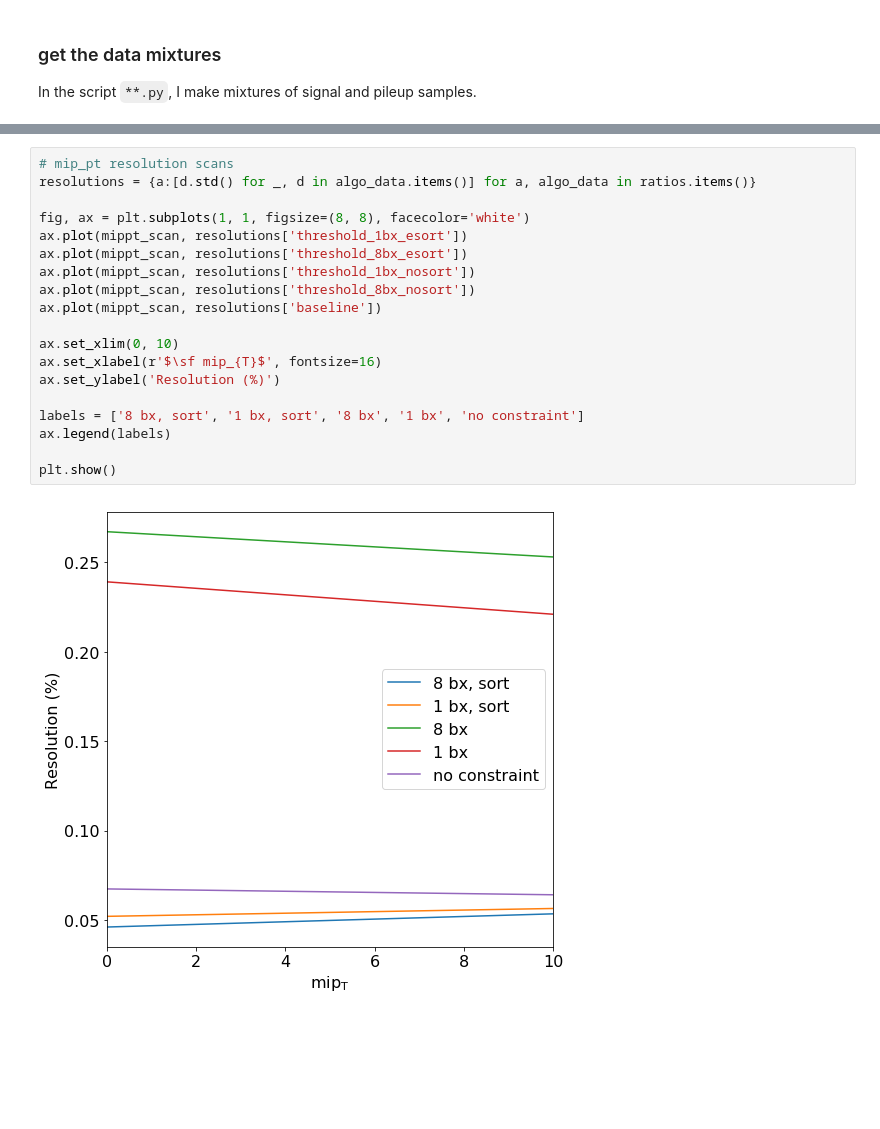
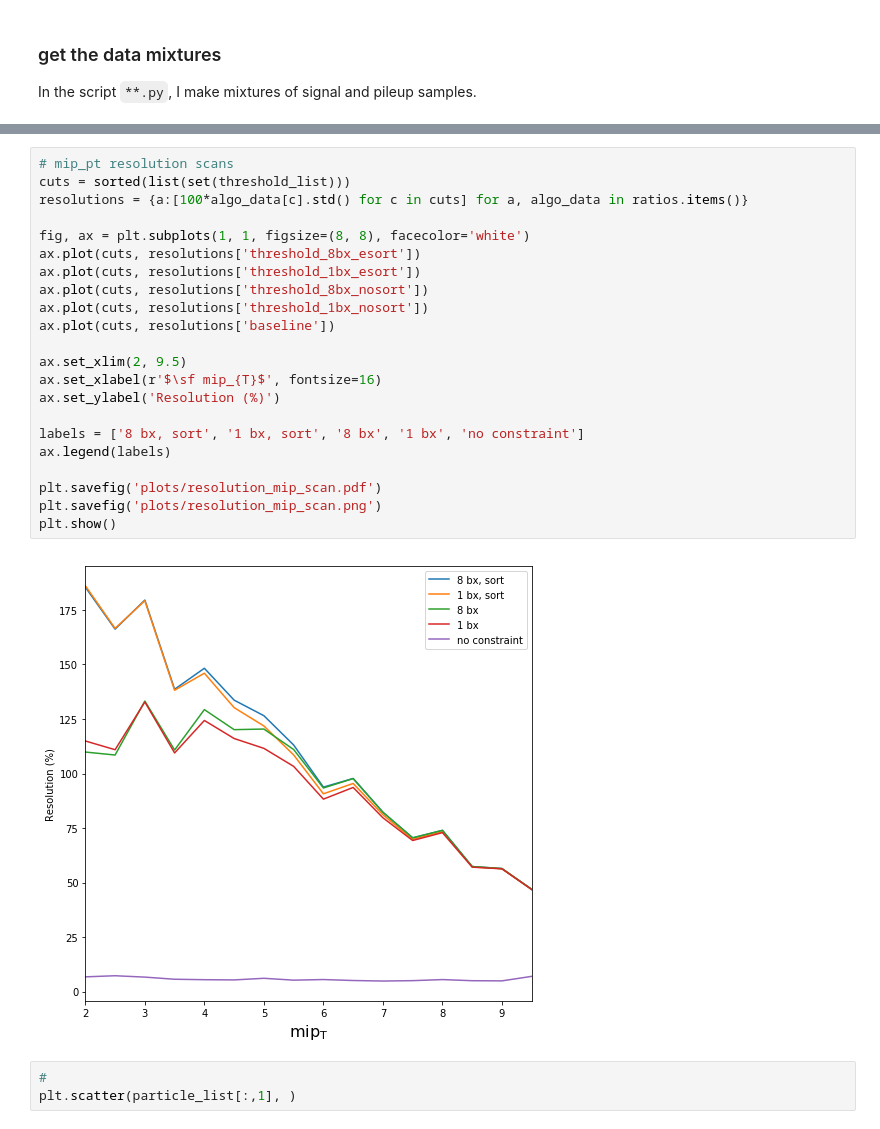
Before and after one commit to NWUHEP/hgcal-analysis, a Jupyter notebook: notebooks/hgcal_trigger_v2.ipynb, the cells around one changed output, grey strips where cells are left out. Cells and saved outputs as stored; diff of their text form; blank space fills up the shorter version.

```diff
--- a/notebooks/hgcal_trigger_v2.ipynb
+++ b/notebooks/hgcal_trigger_v2.ipynb
@@ -101,21 +109,27 @@ plt.show()
 # %%
 # mip_pt resolution scans
-resolutions = {a:[d.std() for _, d in algo_data.items()] for a, algo_data in ratios.items()}
+cuts = sorted(list(set(threshold_list)))
+resolutions = {a:[100*algo_data[c].std() for c in cuts] for a, algo_data in ratios.items()}
 
 fig, ax = plt.subplots(1, 1, figsize=(8, 8), facecolor='white')
-ax.plot(mippt_scan, resolutions['threshold_1bx_esort'])
-ax.plot(mippt_scan, resolutions['threshold_8bx_esort'])
-ax.plot(mippt_scan, resolutions['threshold_1bx_nosort'])
-ax.plot(mippt_scan, resolutions['threshold_8bx_nosort'])
-ax.plot(mippt_scan, resolutions['baseline'])
+ax.plot(cuts, resolutions['threshold_8bx_esort'])
+ax.plot(cuts, resolutions['threshold_1bx_esort'])
+ax.plot(cuts, resolutions['threshold_8bx_nosort'])
+ax.plot(cuts, resolutions['threshold_1bx_nosort'])
+ax.plot(cuts, resolutions['baseline'])
 
-ax.set_xlim(0, 10)
+ax.set_xlim(2, 9.5)
 ax.set_xlabel(r'$\sf mip_{T}$', fontsize=16)
 ax.set_ylabel('Resolution (%)')
 
 labels = ['8 bx, sort', '1 bx, sort', '8 bx', '1 bx', 'no constraint']
 ax.legend(labels)
 
+plt.savefig('plots/resolution_mip_scan.pdf')
+plt.savefig('plots/resolution_mip_scan.png')
 plt.show()
 # %% [output]
-[figure, old version]
+[figure, new version]
+# %%
+#
+plt.scatter(particle_list[:,1], )
```
Also changed, not shown: parts of 2 cells of this notebook, 3 other files.
